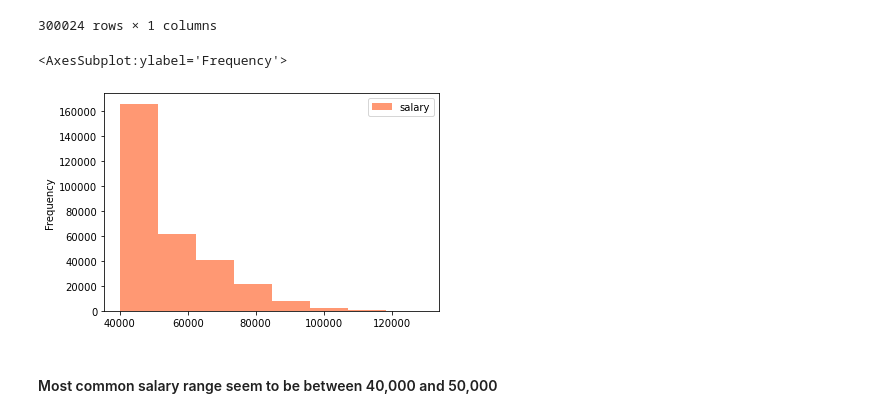
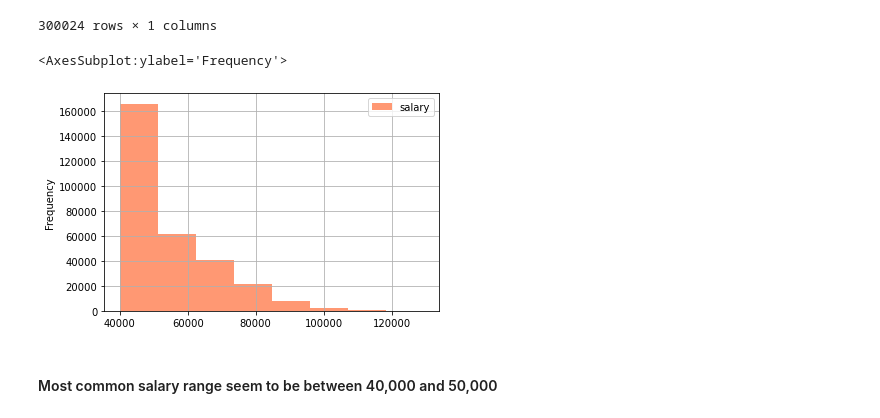
Before and after one commit to V-MalM/Analysis-Using-PostgreSQL, a Jupyter notebook: EmployeeSQL/bonus_analysis.ipynb, the cells around one changed output. Cells and saved outputs as stored; diff of their text form; code cells hidden in the pictures.

```diff
--- a/EmployeeSQL/bonus_analysis.ipynb
+++ b/EmployeeSQL/bonus_analysis.ipynb
@@ -48,10 +48,10 @@ sal_range
 300024 rows × 1 columns
 # %%
 # Histogram to visualize the most common salary ranges for employees
-sal_range.plot.hist(bins=8,alpha=0.8, color="coral")
+sal_range.plot.hist(bins=8,alpha=0.8, color="coral", grid="grey" , linestyle='--')
 # %% [output]
 <AxesSubplot:ylabel='Frequency'>
-[figure, old version]
+[figure, new version]
 # %% [markdown]
 #### Most common salary range seem to be between 40,000 and 50,000
 # %% [markdown]
```
Also changed, not shown: 2 other files.
